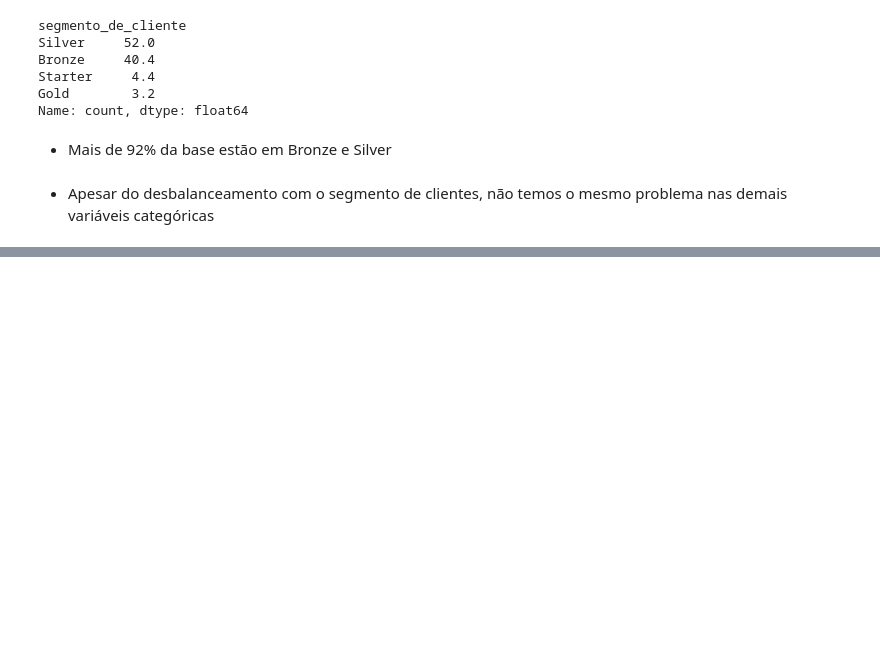
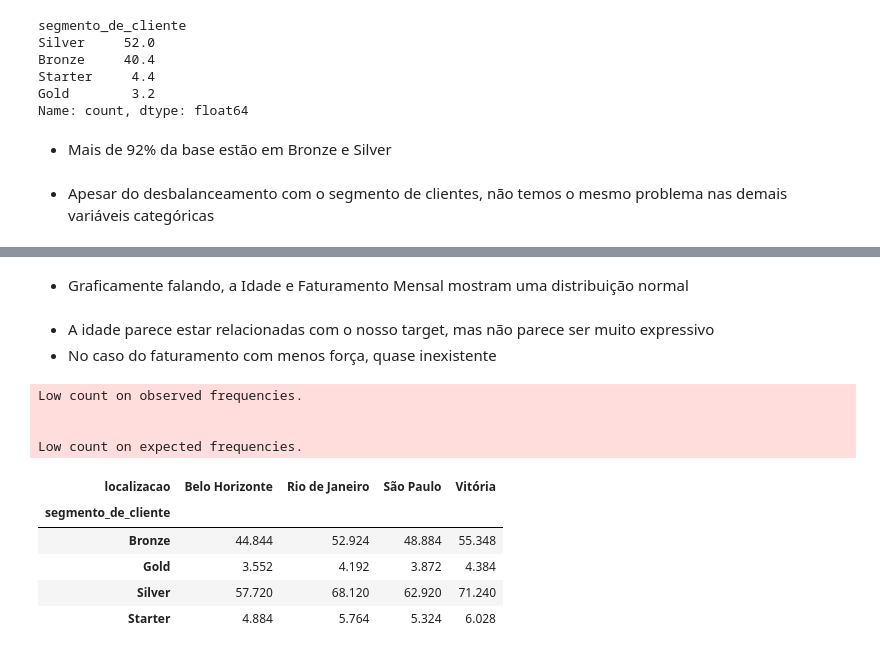
Before and after one commit to rcmonteiro/curso-ia-rocketseat, a Jupyter notebook: arvore_decisao/classificacao_segmento_empresa.ipynb, the cells around one changed output, grey strips where cells are left out. Cells and saved outputs as stored; diff of their text form; code cells hidden in the pictures; blank space fills up the shorter version.

```diff
--- a/arvore_decisao/classificacao_segmento_empresa.ipynb
+++ b/arvore_decisao/classificacao_segmento_empresa.ipynb
@@ -126,0 +152,2 @@ px.bar(percentual_inovacao, color=percentual_inovacao.index)
+# %% [markdown]
+- Graficamente falando, a Idade e Faturamento Mensal mostram uma distribuição normal
@@ -126,0 +160,27 @@ px.bar(percentual_inovacao, color=percentual_inovacao.index)
+# %% [markdown]
+- A idade parece estar relacionadas com o nosso target, mas não parece ser muito expressivo
+- No caso do faturamento com menos força, quase inexistente
+# %%
+# Agora vamos avaliar a correlação com testes estatísticos
+
+# Teste de Qui-Quadrador de Pearson
+# H0: As variáveis são independentes    (p-valor > 0.05)
+# H1: As variáveis não são independentes (temos correlação) (p-valor < 0.05)
+
+valor_esperado, valor_observado, stats = pg.chi2_independence(df, 'segmento_de_cliente', 'localizacao')
+# %% [output]
+Low count on observed frequencies.
+
+
+Low count on expected frequencies.
+# %%
+# Valor esperado: é a frequência que seria esperada se não houvesse a associação entre as variáveis
+# É calculado usando a distribuição assumida do teste do qui-quadrado
+valor_esperado
+# %% [output]
+| localizacao | Belo Horizonte | Rio de Janeiro | São Paulo | Vitória |
+| segmento_de_cliente |  |  |  |  |
+| Bronze | 44.844 | 52.924 | 48.884 | 55.348 |
+| Gold | 3.552 | 4.192 | 3.872 | 4.384 |
+| Silver | 57.720 | 68.120 | 62.920 | 71.240 |
+| Starter | 4.884 | 5.764 | 5.324 | 6.028 |
```
Also changed, not shown: parts of 14 cells of this notebook.
